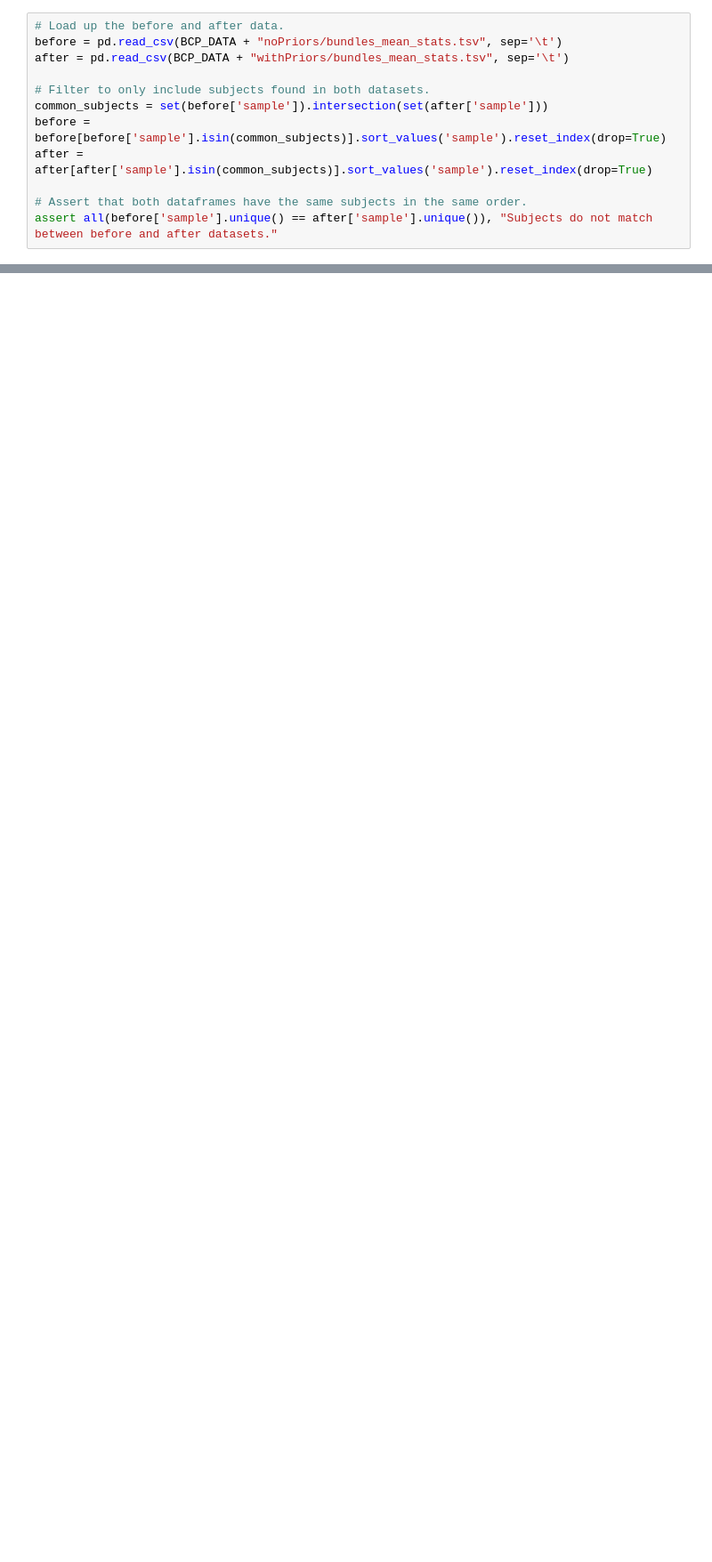
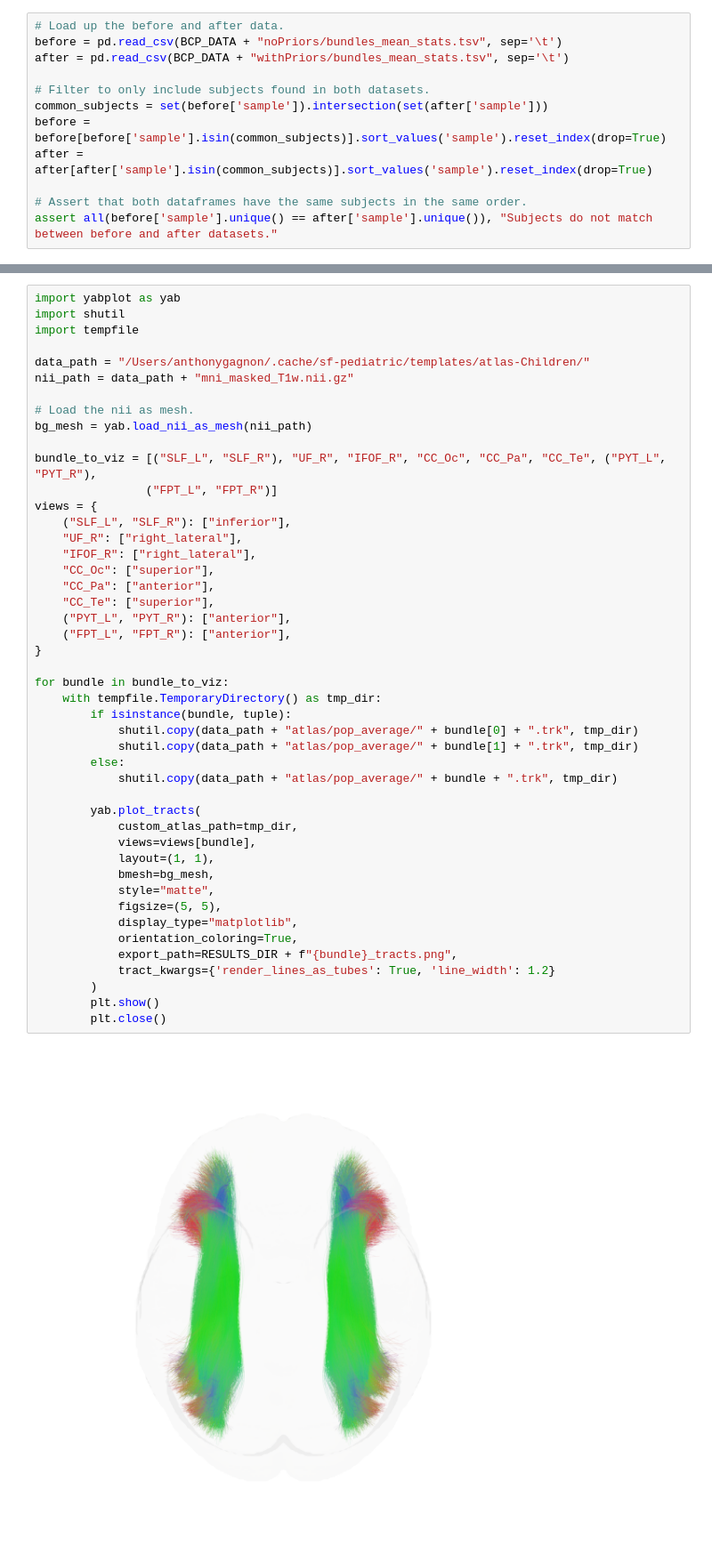
Before and after one commit to gagnonanthony/sf-pediatric-paper, a Jupyter notebook: notebooks/fanning.ipynb, the cells around one changed output, grey strips where cells are left out. Shown at 89% size. Saved outputs shown, nothing was run; the diff lists cells and outputs as text; blank space fills up the shorter version.

```diff
--- a/notebooks/fanning.ipynb
+++ b/notebooks/fanning.ipynb
@@ -224,0 +426,48 @@ PYT_R - Participant sub-950202: Before = 11.72 cm², After = 106.68 cm²
+# %%
+import yabplot as yab
+import shutil
+import tempfile
+
+data_path = "/Users/anthonygagnon/.cache/sf-pediatric/templates/atlas-Children/"
+nii_path = data_path + "mni_masked_T1w.nii.gz"
+
+# Load the nii as mesh.
+bg_mesh = yab.load_nii_as_mesh(nii_path)
+
+bundle_to_viz = [("SLF_L", "SLF_R"), "UF_R", "IFOF_R", "CC_Oc", "CC_Pa", "CC_Te", ("PYT_L", "PYT_R"),
+                ("FPT_L", "FPT_R")]
+views = {
+    ("SLF_L", "SLF_R"): ["inferior"],
+    "UF_R": ["right_lateral"],
+    "IFOF_R": ["right_lateral"],
+    "CC_Oc": ["superior"],
+    "CC_Pa": ["anterior"],
+    "CC_Te": ["superior"],
+    ("PYT_L", "PYT_R"): ["anterior"],
+    ("FPT_L", "FPT_R"): ["anterior"],
+}
+
+for bundle in bundle_to_viz:
+    with tempfile.TemporaryDirectory() as tmp_dir:
+        if isinstance(bundle, tuple):
+            shutil.copy(data_path + "atlas/pop_average/" + bundle[0] + ".trk", tmp_dir)
+            shutil.copy(data_path + "atlas/pop_average/" + bundle[1] + ".trk", tmp_dir)
+        else:
+            shutil.copy(data_path + "atlas/pop_average/" + bundle + ".trk", tmp_dir)
+
+        yab.plot_tracts(
+            custom_atlas_path=tmp_dir,
+            views=views[bundle],
+            layout=(1, 1),
+            bmesh=bg_mesh,
+            style="matte",
+            figsize=(5, 5),
+            display_type="matplotlib",
+            orientation_coloring=True,
+            export_path=RESULTS_DIR + f"{bundle}_tracts.png",
+            tract_kwargs={'render_lines_as_tubes': True, 'line_width': 1.2}
+        )
+        plt.show()
+        plt.close()
+# %% [output]
+[figure, added]
```
Also changed, not shown: parts of 14 cells of this notebook, 8 other files.
